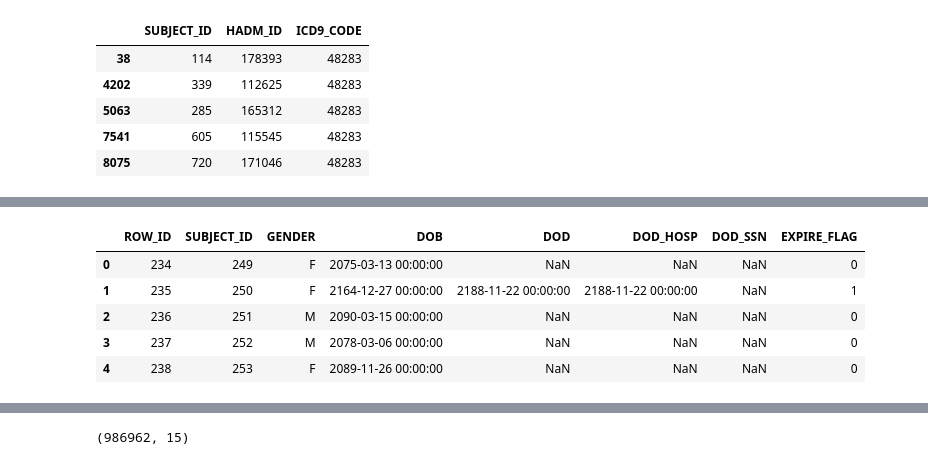
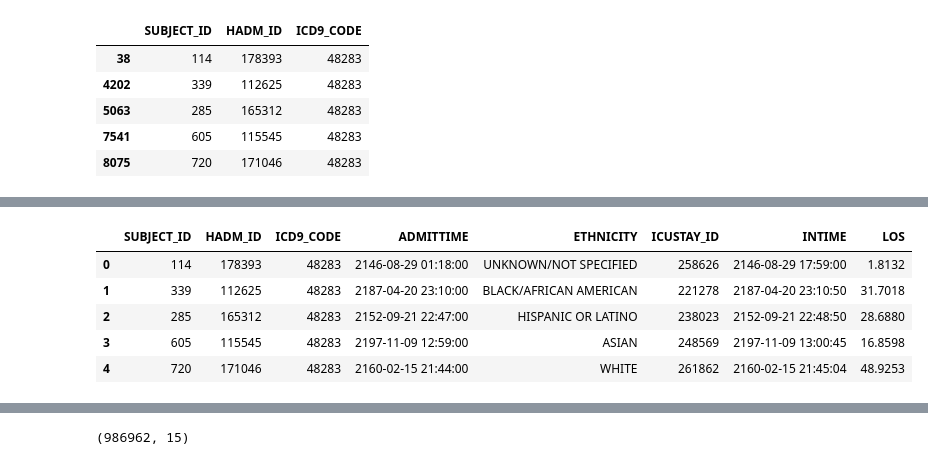
Before and after one commit to Francesinhas/mimic3-length-of-stay-prediction, a Jupyter notebook: FeatureEngineering.ipynb, the cells around one changed output, grey strips where cells are left out. Cells and saved outputs as stored; diff of their text form; code cells hidden in the pictures.

```diff
--- a/FeatureEngineering.ipynb
+++ b/FeatureEngineering.ipynb
@@ -2,7 +2,7 @@
 import pandas as pd
 import matplotlib.pyplot as plt
 
-data_path = "../data_sets/mimic-iii-data/"
+data_path = "./data_sets/"
 
 df_patients= pd.read_csv(data_path + 'PATIENTS.csv.gz')
 df_admissions = pd.read_csv(data_path + 'ADMISSIONS.csv.gz')
@@ -35,7 +35,7 @@ df_admissions.head()
 # Merge with admissions to get LOS
 df_merged = pd.merge(
     df_target,
-    df_admissions[['SUBJECT_ID', 'HADM_ID', 'ADMITTIME', 'DISCHTIME', 'ADMISSION_TYPE']],
+    df_admissions[['SUBJECT_ID', 'HADM_ID', 'ADMITTIME', 'ETHNICITY']],
     on=['SUBJECT_ID', 'HADM_ID'],
     how='left'
 )
@@ -52,18 +61,18 @@ df_merged.head()
 # %%
 # Merge with ICU stays (if any)
 df_merged = pd.merge(
     df_merged,
-    df_icustays[['SUBJECT_ID', 'HADM_ID', 'ICUSTAY_ID', 'INTIME', 'OUTTIME', 'LOS']],
+    df_icustays[['SUBJECT_ID', 'HADM_ID', 'ICUSTAY_ID', 'INTIME', 'LOS']],
     on=['SUBJECT_ID', 'HADM_ID'],
     how='left'
 
 )
 
-df_patients.head()
+df_merged.head()
 # %% [output]
-|  | ROW_ID | SUBJECT_ID | GENDER | DOB | DOD | DOD_HOSP | DOD_SSN | EXPIRE_FLAG |
-| 0 | 234 | 249 | F | 2075-03-13 00:00:00 | NaN | NaN | NaN | 0 |
-| 1 | 235 | 250 | F | 2164-12-27 00:00:00 | 2188-11-22 00:00:00 | 2188-11-22 00:00:00 | NaN | 1 |
-| 2 | 236 | 251 | M | 2090-03-15 00:00:00 | NaN | NaN | NaN | 0 |
-| 3 | 237 | 252 | M | 2078-03-06 00:00:00 | NaN | NaN | NaN | 0 |
-| 4 | 238 | 253 | F | 2089-11-26 00:00:00 | NaN | NaN | NaN | 0 |
+|  | SUBJECT_ID | HADM_ID | ICD9_CODE | ADMITTIME | ETHNICITY | ICUSTAY_ID | INTIME | LOS |
+| 0 | 114 | 178393 | 48283 | 2146-08-29 01:18:00 | UNKNOWN/NOT SPECIFIED | 258626 | 2146-08-29 17:59:00 | 1.8132 |
+| 1 | 339 | 112625 | 48283 | 2187-04-20 23:10:00 | BLACK/AFRICAN AMERICAN | 221278 | 2187-04-20 23:10:50 | 31.7018 |
+| 2 | 285 | 165312 | 48283 | 2152-09-21 22:47:00 | HISPANIC OR LATINO | 238023 | 2152-09-21 22:48:50 | 28.6880 |
+| 3 | 605 | 115545 | 48283 | 2197-11-09 12:59:00 | ASIAN | 248569 | 2197-11-09 13:00:45 | 16.8598 |
+| 4 | 720 | 171046 | 48283 | 2160-02-15 21:44:00 | WHITE | 261862 | 2160-02-15 21:45:04 | 48.9253 |
```
Also changed, not shown: parts of 26 cells of this notebook.
